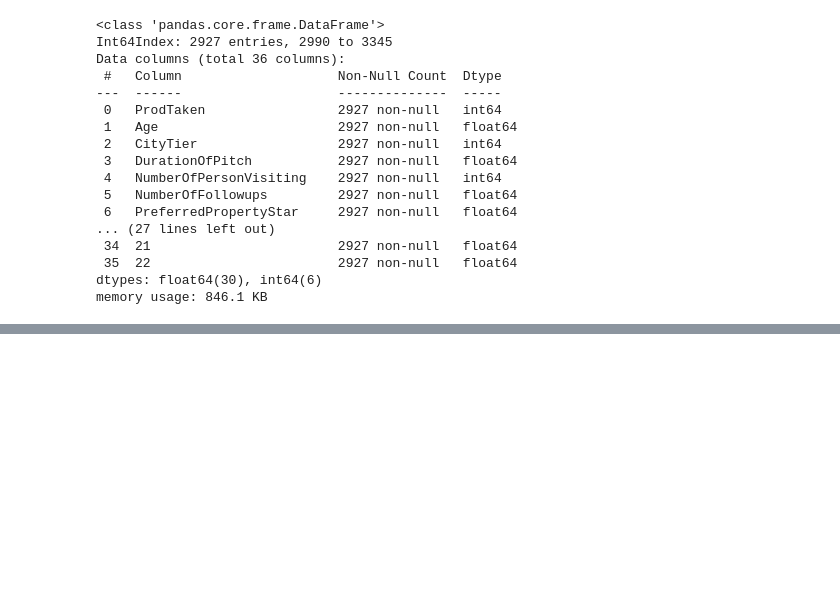
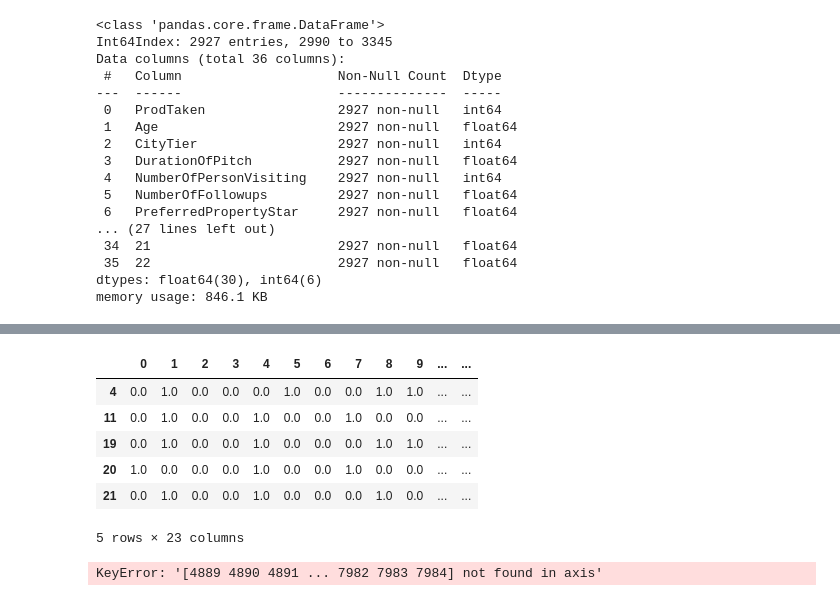
Before and after one commit to KyLarson-Research/tourism, a Jupyter notebook: tourism.ipynb, the cells around one changed output, grey strips where cells are left out. Saved outputs shown, nothing was run; the diff lists cells and outputs as text; code cells hidden in the pictures; blank space fills up the shorter version.

```diff
--- a/tourism.ipynb
+++ b/tourism.ipynb
@@ -833,0 +838,4 @@ stick_this_on_wout_DoP_outliers = nan_imputed.copy()
+# %%
+#testdf = pd.DataFrame({'my iq':[100,120,140]})
+X_train.index = list(set(range(4889,4889+len(X_train))))
+X_train.head()
@@ -833,0 +849,6 @@ stick_this_on_wout_DoP_outliers = nan_imputed.copy()
+# %%
+nio=nan_imputed[object_cols]
+nio=nio.dropna()
+#X_train
+nio=nio.append(X_train[object_cols].dropna())
+nio.info()
@@ -833,0 +869,13 @@ stick_this_on_wout_DoP_outliers = nan_imputed.copy()
+# %%
+# Apply one-hot encoder to each column with categorical data
+OH_encoder = OneHotEncoder(handle_unknown='ignore', sparse=False)
+OH_cols_train = pd.DataFrame(OH_encoder.fit_transform(nio[object_cols]))
+
+# One-hot encoding removed index; put it back
+OH_cols_train.index = nio.index
+
+# Remove categorical columns (will replace with one-hot encoding)
+num_X_train = nio.drop(object_cols, axis=1)
+
+# Add one-hot encoded columns to numerical features
+OH_nio = pd.concat([num_X_train, OH_cols_train], axis=1)
@@ -834 +902,16 @@ stick_this_on_wout_DoP_outliers = nan_imputed.copy()
+# %%
+OH_nio.head()
+# %% [output]
+|  | 0 | 1 | 2 | 3 | 4 | 5 | 6 | 7 | 8 | 9 | ... | ... |
+| 4 | 0.0 | 1.0 | 0.0 | 0.0 | 0.0 | 1.0 | 0.0 | 0.0 | 1.0 | 1.0 | ... | ... |
+| 11 | 0.0 | 1.0 | 0.0 | 0.0 | 1.0 | 0.0 | 0.0 | 1.0 | 0.0 | 0.0 | ... | ... |
+| 19 | 0.0 | 1.0 | 0.0 | 0.0 | 1.0 | 0.0 | 0.0 | 0.0 | 1.0 | 1.0 | ... | ... |
+| 20 | 1.0 | 0.0 | 0.0 | 0.0 | 1.0 | 0.0 | 0.0 | 1.0 | 0.0 | 0.0 | ... | ... |
+| 21 | 0.0 | 1.0 | 0.0 | 0.0 | 1.0 | 0.0 | 0.0 | 0.0 | 1.0 | 0.0 | ... | ... |
+5 rows × 23 columns
+# %%
+OH_nio = OH_nio.drop(list(set(range(4889,4889+len(X_train)))),axis=0)
+len(OH_nio)
+# %% [output]
+KeyError: '[4889 4890 4891 ... 7982 7983 7984] not found in axis'
 # %%
```
Also changed, not shown: parts of 12 cells of this notebook.
